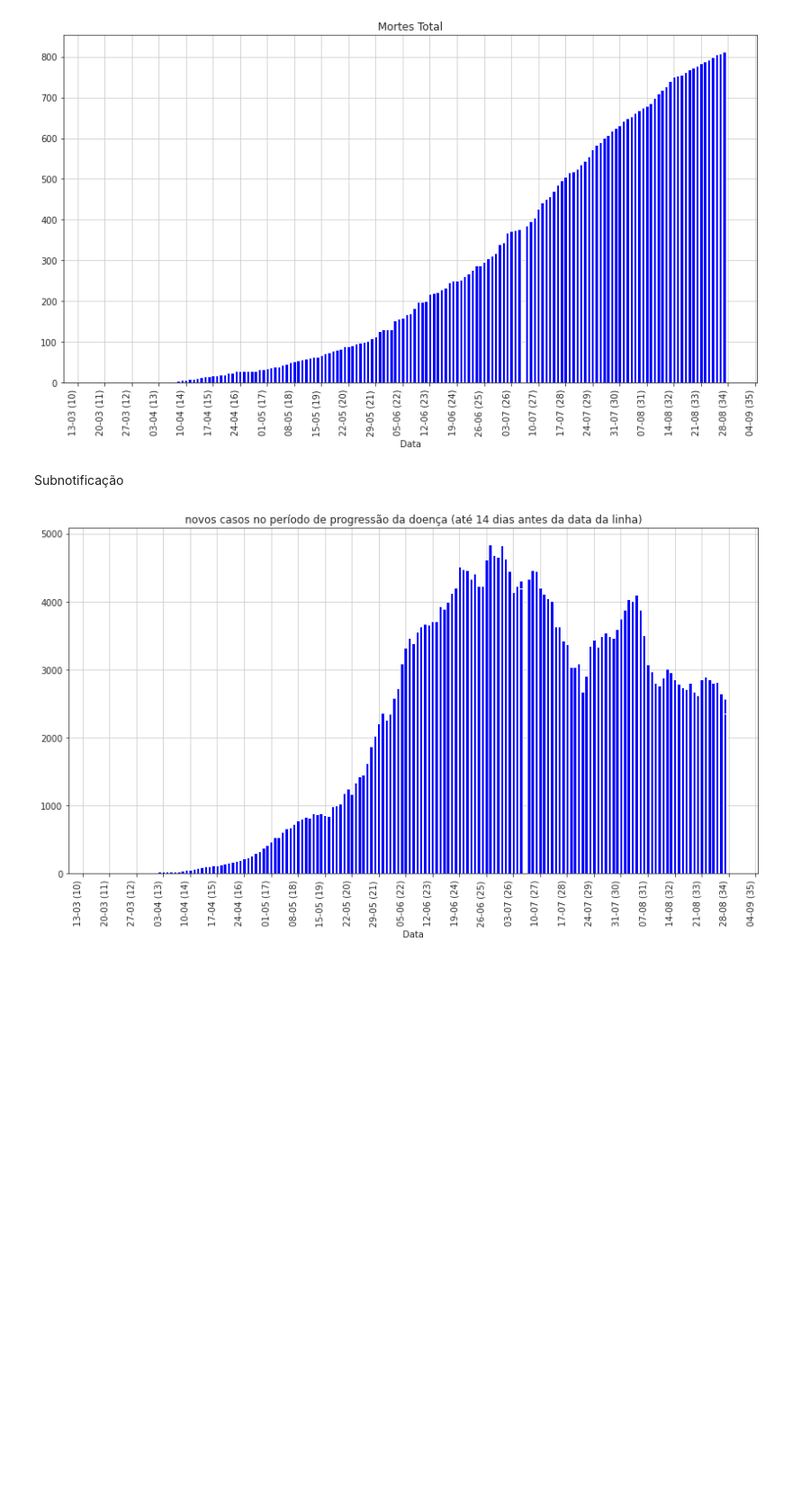
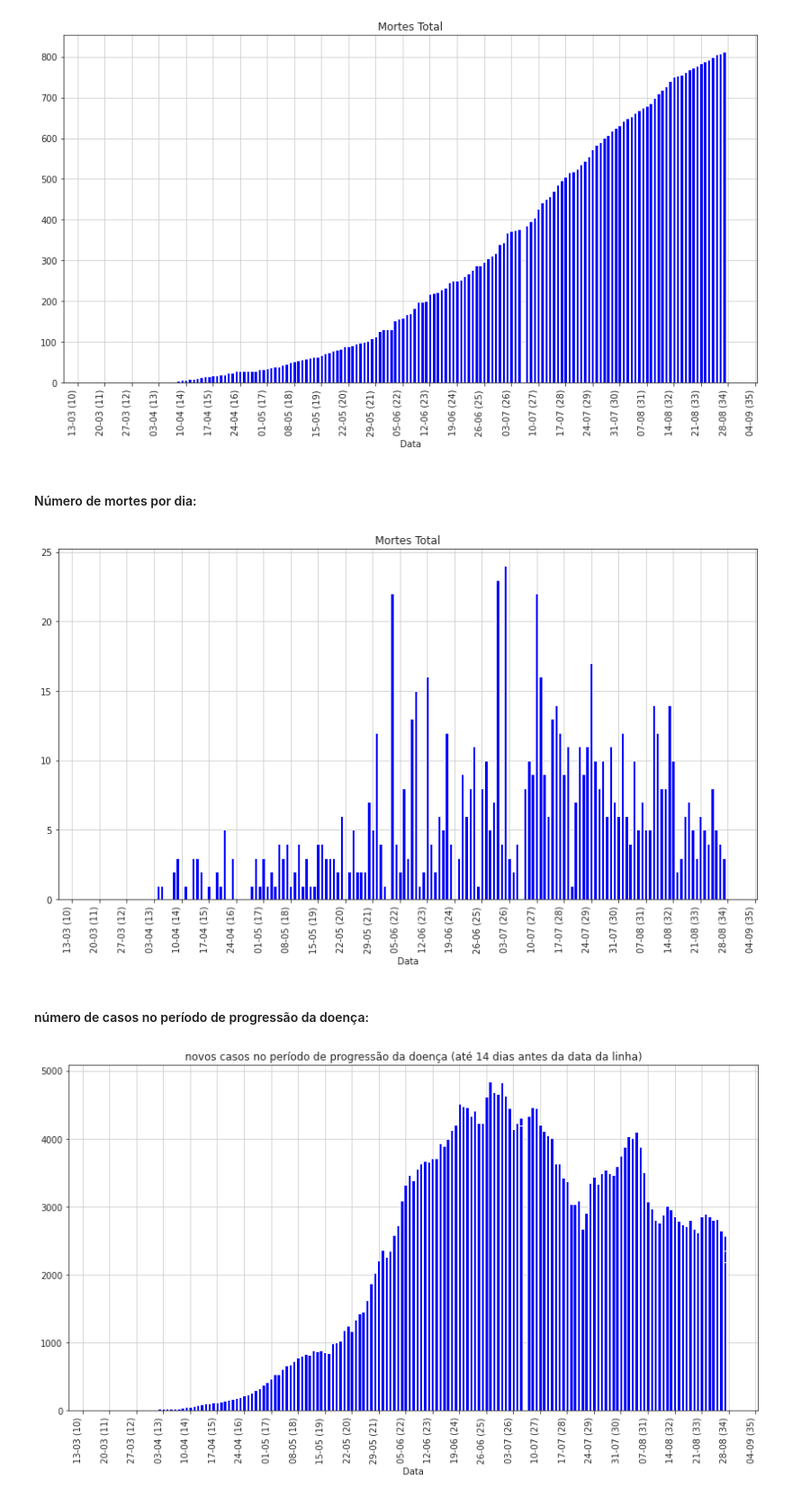
Before and after one commit to ruancastro/Dashboard_Analise_COVID19_JP_PB, a Jupyter notebook: main.ipynb, the cells around one changed output. Shown at 90% size. Drawn from its saved outputs; the diff is of its cells as text; code cells hidden in the pictures; blank space fills up the shorter version.

```diff
--- a/main.ipynb
+++ b/main.ipynb
@@ -567,8 +715,14 @@ plot_chart(df_jp,'daily_cases','Confirmados/dia')
 plot_chart(df_jp,'deaths','Mortes Total')
 # %% [output]
 [figure]
-# %% [markdown]
-Subnotificação
+# %% [markdown]
+#### Número de mortes por dia:
+# %%
+plot_chart(df_jp,'new_deaths','Mortes Total')
+# %% [output]
+[figure, added]
+# %% [markdown]
+#### número de casos no período de progressão da doença:
 # %%
 plot_chart(df_jp,'infectious_period_cases','novos casos no período de progressão da doença (até 14 dias antes da data da linha)')
 # %% [output]
```
Also changed, not shown: parts of 68 cells of this notebook.
